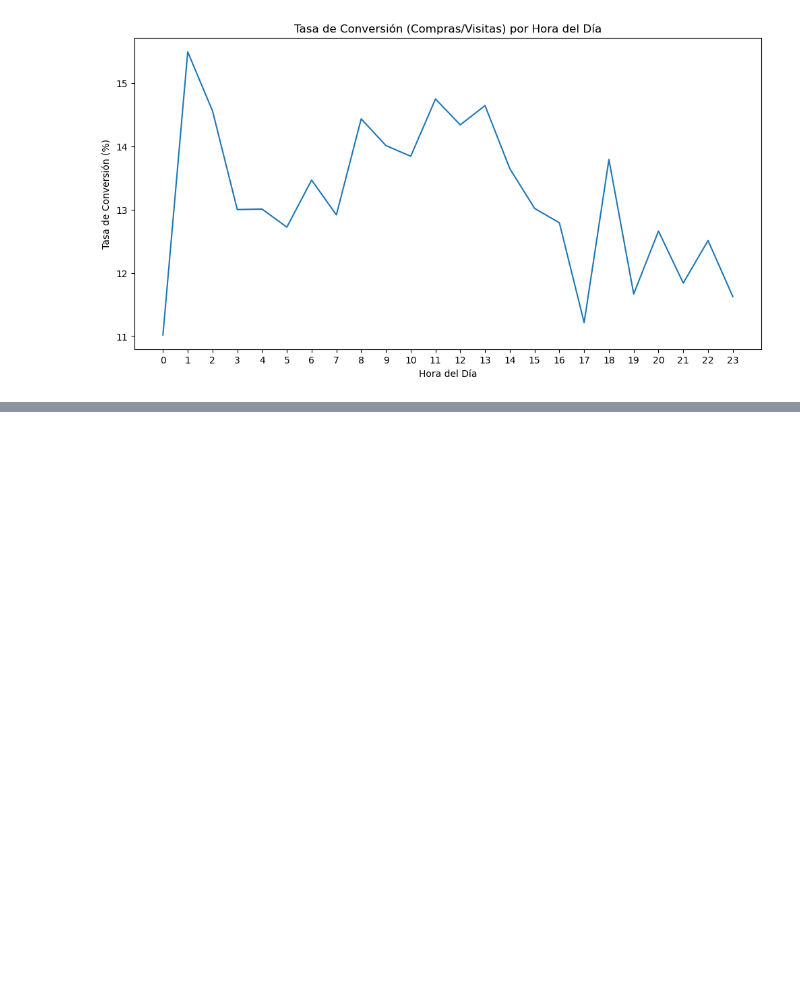
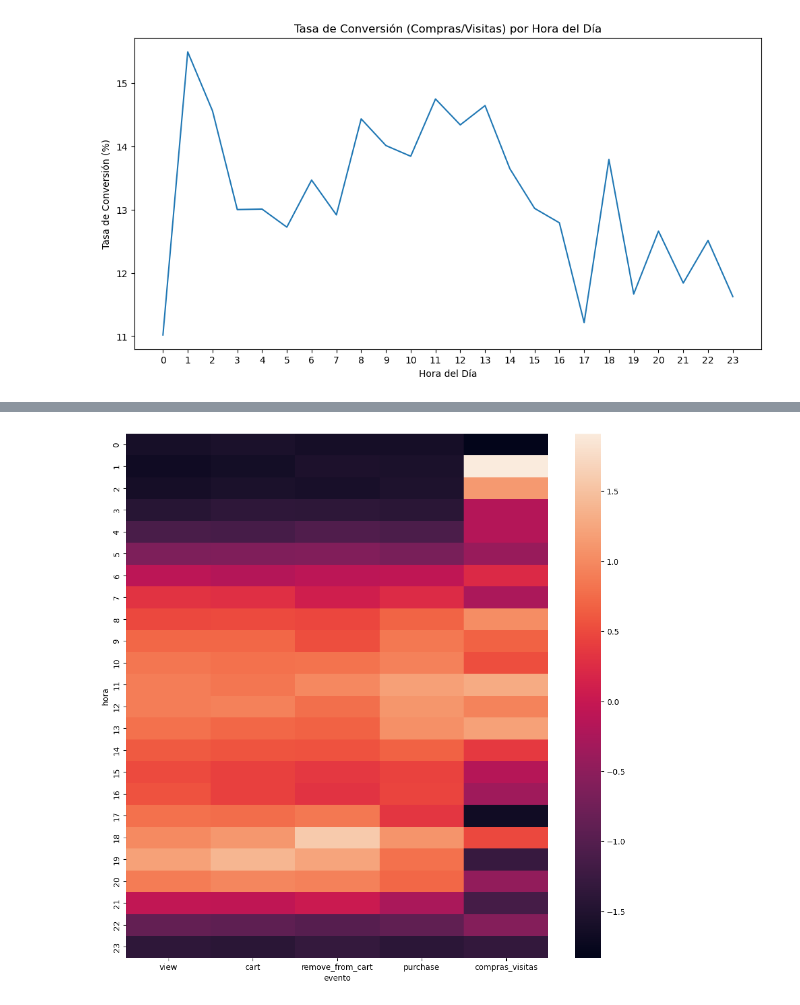
Before and after one commit to PabloHVega/ECommerce, a Jupyter notebook: notebooks/02_AnalisisInsights.ipynb, the cells around one changed output, grey strips where cells are left out. Cells and saved outputs as stored; diff of their text form; code cells hidden in the pictures; blank space fills up the shorter version.

```diff
--- a/notebooks/02_AnalisisInsights.ipynb
+++ b/notebooks/02_AnalisisInsights.ipynb
@@ -198,0 +219,6 @@ plt.show()
+# %%
+def tipificar(variable):
+    return (variable - variable.mean()) / variable.std()
+# %%
+eventos_horas_tip = eventos_horas.apply(tipificar)
+eventos_horas_tip
@@ -198,0 +244,5 @@ plt.show()
+# %%
+plt.figure(figsize=(12, 12))
+sns.heatmap(eventos_horas_tip);
+# %% [output]
+[figure, added]
```
Also changed, not shown: parts of 12 cells of this notebook.
